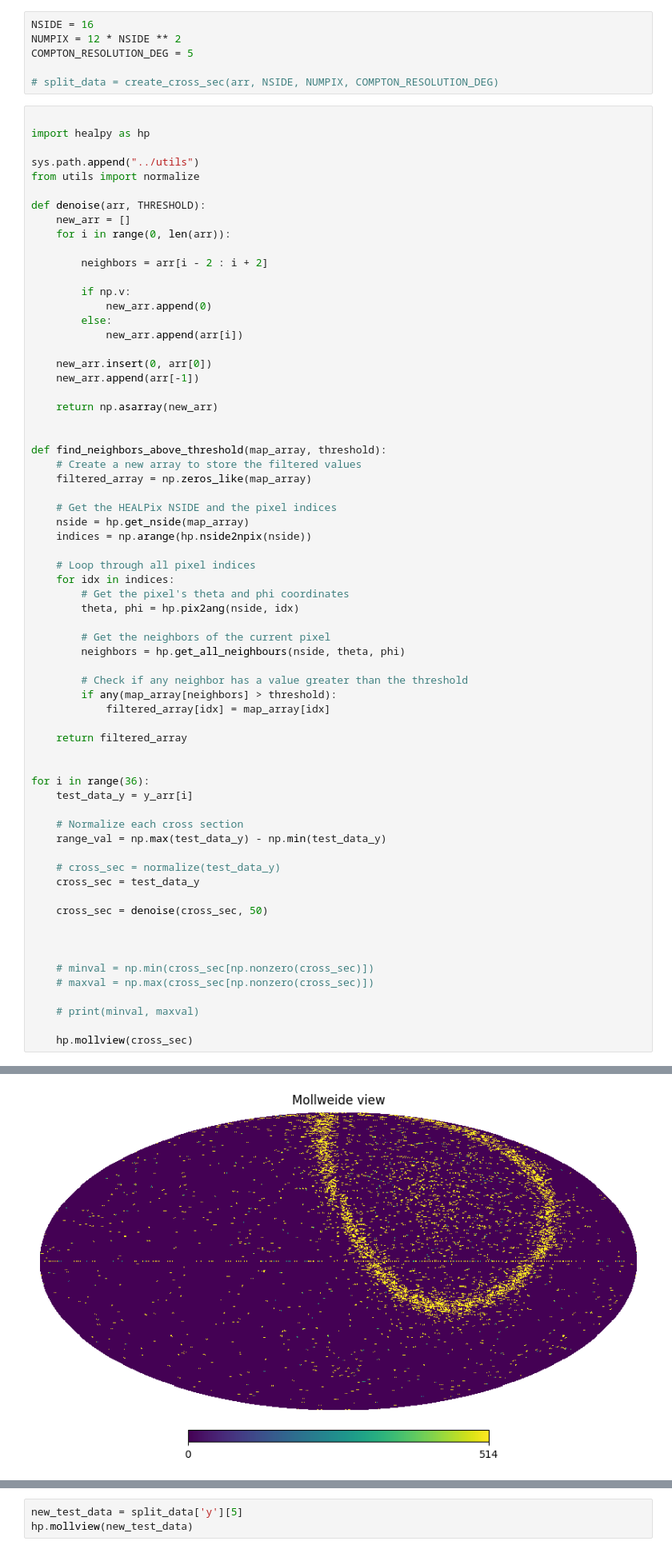
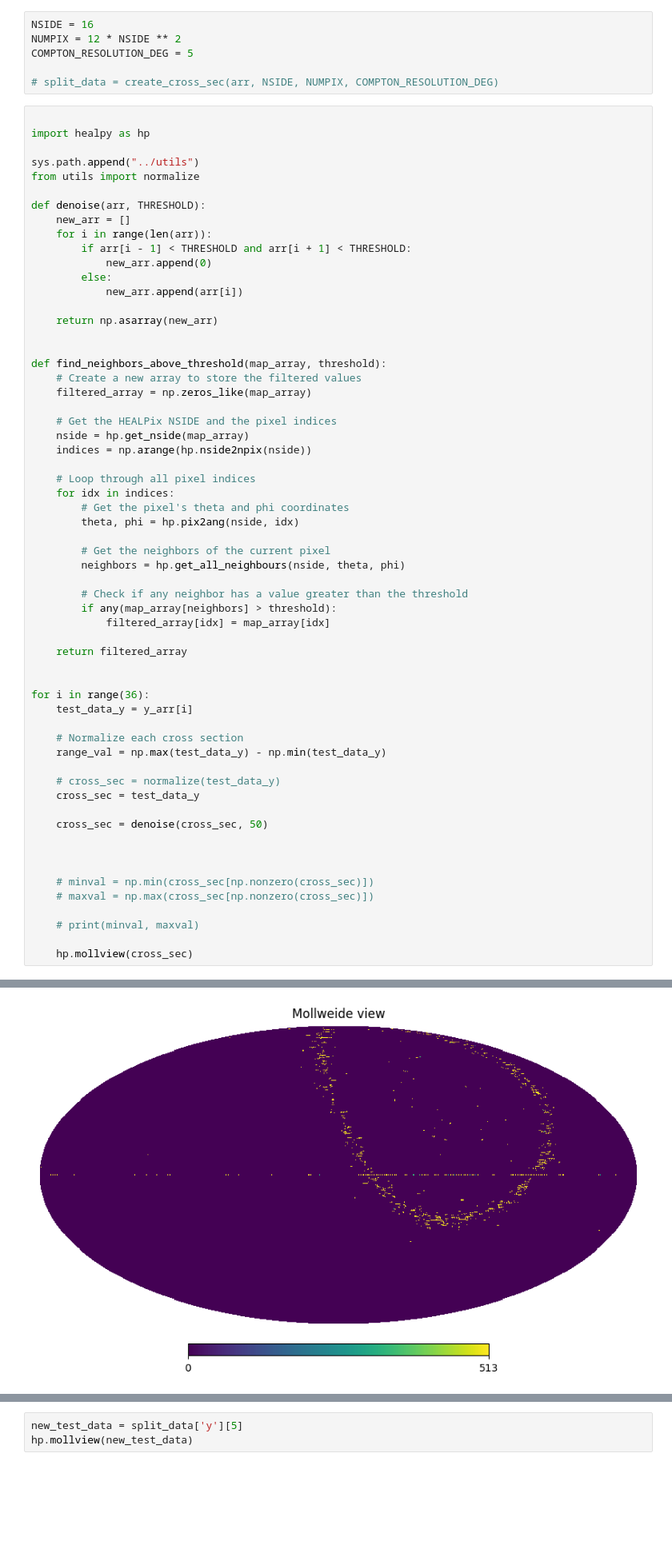
Before and after one commit to zoglauer/nn-response-approximation, a Jupyter notebook: src/notebooks/display_cross_sec.ipynb, the cells around one changed output, grey strips where cells are left out. Shown: that part at 80% size. Cells and saved outputs as stored; diff of their text form; blank space fills up the shorter version.

```diff
--- a/src/notebooks/display_cross_sec.ipynb
+++ b/src/notebooks/display_cross_sec.ipynb
@@ -45,17 +45,11 @@ from utils import normalize
 
 def denoise(arr, THRESHOLD):
     new_arr = []
-    for i in range(0, len(arr)):
-
-        neighbors = arr[i - 2 : i + 2]
-
-        if np.v:
+    for i in range(len(arr)):
+        if arr[i - 1] < THRESHOLD and arr[i + 1] < THRESHOLD:
             new_arr.append(0)
         else:
             new_arr.append(arr[i])
-
-    new_arr.insert(0, arr[0])
-    new_arr.append(arr[-1])
 
     return np.asarray(new_arr)
 
@@ -117,4 +111,4 @@ for i in range(36):
-[figure, old version]
+[figure, new version]
 ... (24 outputs left out)
 # %%
 
```
Also changed, not shown: parts of 1 cell of this notebook.
